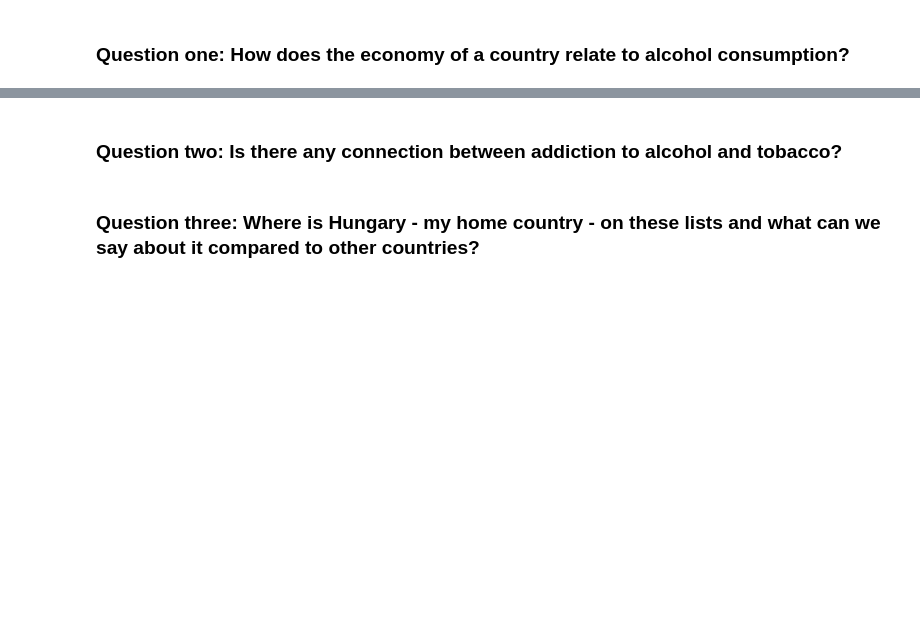
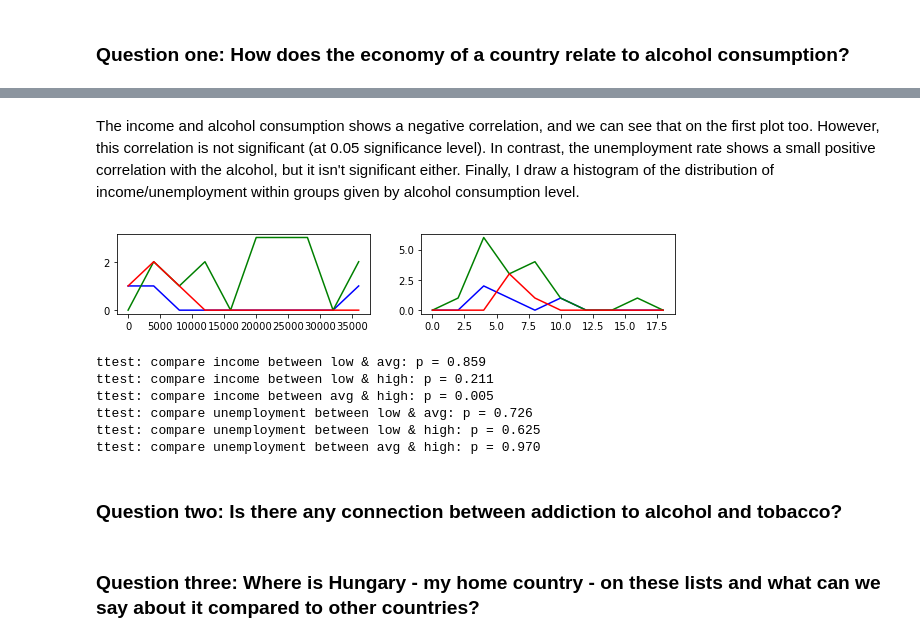
Before and after one commit to sborde/udacity-dand, a Jupyter notebook: P2_IntroToDataAnalysis/IntroToDataAnalysis_FinalProject.ipynb, the cells around one changed output, grey strips where cells are left out. Saved outputs shown, nothing was run; the diff lists cells and outputs as text; code cells hidden in the pictures; blank space fills up the shorter version.

```diff
--- a/P2_IntroToDataAnalysis/IntroToDataAnalysis_FinalProject.ipynb
+++ b/P2_IntroToDataAnalysis/IntroToDataAnalysis_FinalProject.ipynb
@@ -178,3 +244,35 @@ ValueError: The truth value of a Series is ambiguous. Use a.empty, a.bool(), a.i
+# %% [markdown]
+The income and alcohol consumption shows a negative correlation, and we can see that on the first plot too. However, this correlation is not significant (at 0.05 significance level). In contrast, the unemployment rate shows a small positive correlation with the alcohol, but it isn't significant either. Finally, I draw a histogram of the distribution of income/unemployment within groups given by alcohol consumption level.
+# %%
+plt.figure(figsize=(10,5))
+for group in levels :
+    current_group = df.loc[countries_by_class[group]]
+    plt.subplot(3, 2, 1);
+    y, binedges = np.histogram(current_group.loc[:, 'income'], range=(0,40000), bins=10)
+    plt.plot(binedges[:-1], y, color=level_colors[group])
+    plt.subplot(3, 2, 2);
+    y, binedges = np.histogram(current_group.loc[:, 'unemployment'], range=(0,20), bins=10)
+    plt.plot(binedges[:-1], y, color=level_colors[group])
+# %% [output]
+[figure, added]
+# %%
+features = ['income', 'unemployment']
+for f in range(0, 2) :
+    for g1 in range(0, len(levels)-1) :
+        group1_name = levels[g1]
+        group1 = countries_by_class[group1_name]
+        for g2 in range(g1+1, len(levels)) :
+            group2_name = levels[g2]
+            group2 = countries_by_class[group2_name]
+            (t, p) = sts.ttest_ind(df.loc[group1, features[f]], df.loc[group2, features[f]])
+            print('ttest: compare {3} between {0} & {1}: p = {2:.3f}'.format(group1_name, group2_name, p, features[f]))
+# %% [output]
+ttest: compare income between low & avg: p = 0.859
+ttest: compare income between low & high: p = 0.211
+ttest: compare income between avg & high: p = 0.005
+ttest: compare unemployment between low & avg: p = 0.726
+ttest: compare unemployment between low & high: p = 0.625
+ttest: compare unemployment between avg & high: p = 0.970
 # %% [markdown]
 ### Question two: Is there any connection between addiction to alcohol and tobacco?
 # %% [markdown]
```
Also changed, not shown: parts of 33 cells of this notebook.
